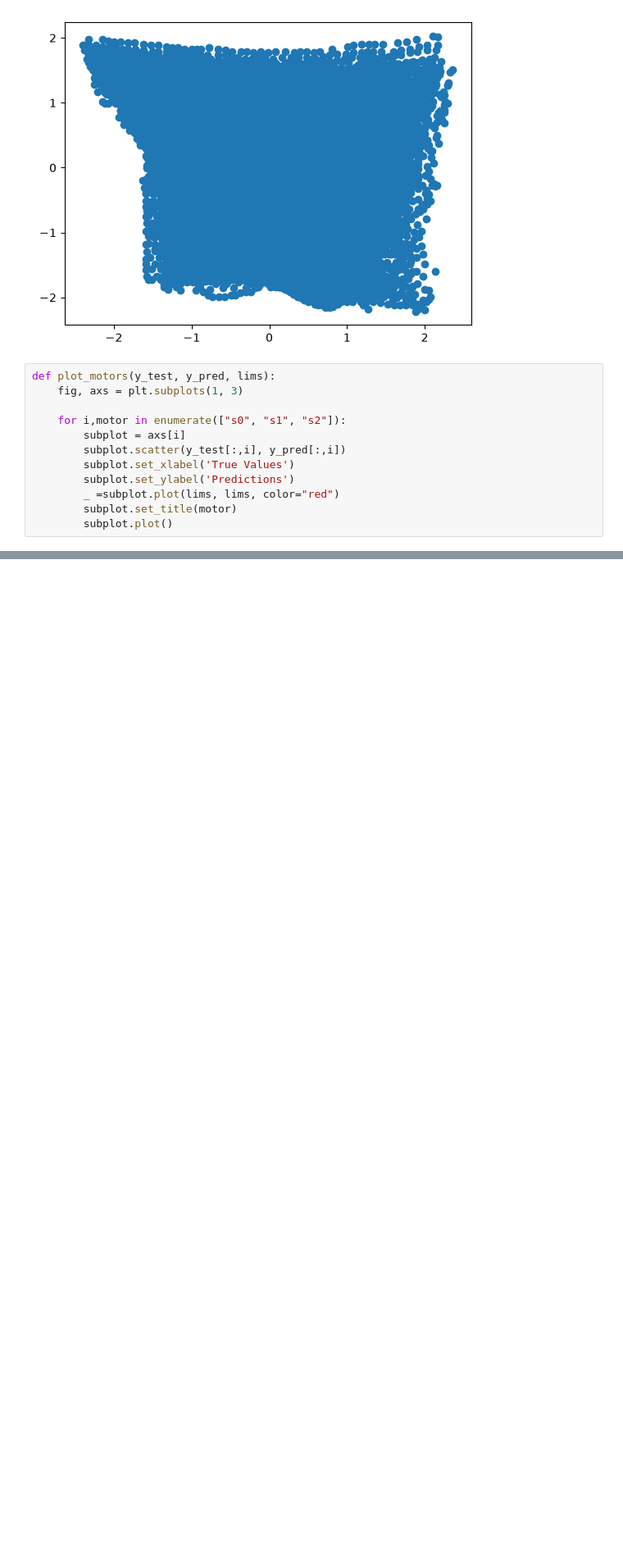
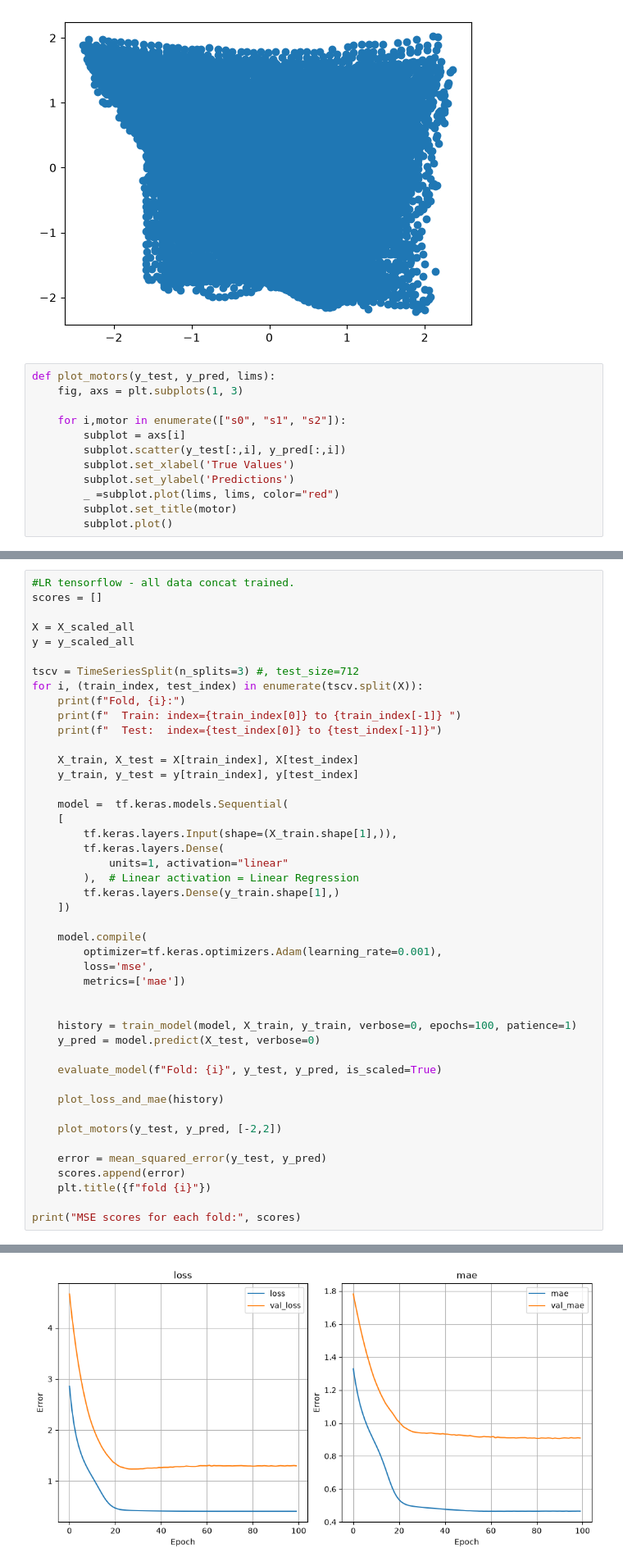
Before and after one commit to Abigail-Yates/DeltabotProject, a Jupyter notebook: TensorFlow/Trials/all_data_MLP.ipynb, the cells around one changed output, grey strips where cells are left out. Shown at 82% size. Drawn from its saved outputs; the diff is of its cells as text; blank space fills up the shorter version.

```diff
--- a/TensorFlow/Trials/all_data_MLP.ipynb
+++ b/TensorFlow/Trials/all_data_MLP.ipynb
@@ -120,0 +155,46 @@ scaled
+# %%
+#LR tensorflow - all data concat trained.
+scores = []
+
+X = X_scaled_all
+y = y_scaled_all
+
+tscv = TimeSeriesSplit(n_splits=3) #, test_size=712
+for i, (train_index, test_index) in enumerate(tscv.split(X)):
+    print(f"Fold, {i}:")
+    print(f"  Train: index={train_index[0]} to {train_index[-1]} ")
+    print(f"  Test:  index={test_index[0]} to {test_index[-1]}")
+
+    X_train, X_test = X[train_index], X[test_index]
+    y_train, y_test = y[train_index], y[test_index]
+
+    model =  tf.keras.models.Sequential(
+    [
+        tf.keras.layers.Input(shape=(X_train.shape[1],)),
+        tf.keras.layers.Dense(
+            units=1, activation="linear"
+        ),  # Linear activation = Linear Regression
+        tf.keras.layers.Dense(y_train.shape[1],)
+    ])
+
+    model.compile(
+        optimizer=tf.keras.optimizers.Adam(learning_rate=0.001),
+        loss='mse',
+        metrics=['mae'])
+
+
+    history = train_model(model, X_train, y_train, verbose=0, epochs=100, patience=1)
+    y_pred = model.predict(X_test, verbose=0)
+
+    evaluate_model(f"Fold: {i}", y_test, y_pred, is_scaled=True)
+
+    plot_loss_and_mae(history)
+
+    plot_motors(y_test, y_pred, [-2,2])
+
+    error = mean_squared_error(y_test, y_pred)
+    scores.append(error)
+    plt.title({f"fold {i}"})
+
+print("MSE scores for each fold:", scores)
+# %% [output]
@@ -120,0 +218 @@ scaled
+[figure, added]
```
Also changed, not shown: parts of 19 cells of this notebook, 2 other files.
